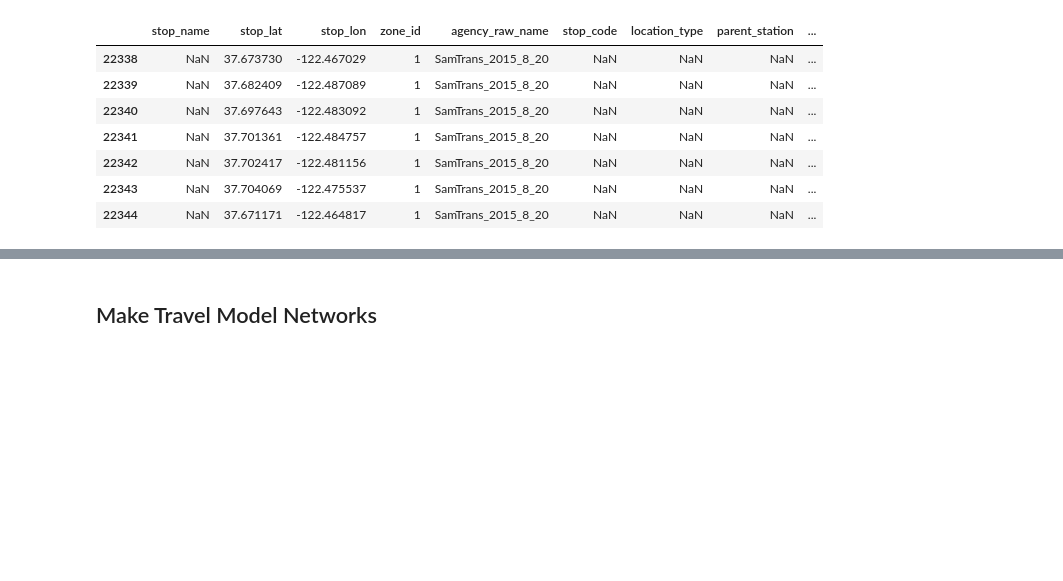
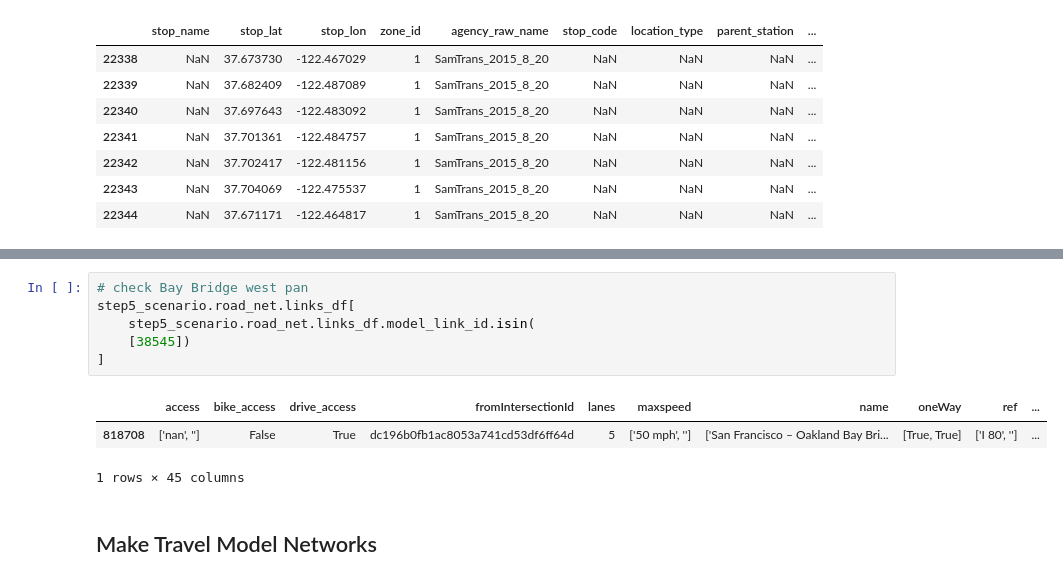
Before and after one commit to BayAreaMetro/travel-model-two-networks, a Jupyter notebook: notebooks/10-all-projects.ipynb, the cells around one changed output, grey strips where cells are left out. Saved outputs shown, nothing was run; the diff lists cells and outputs as text; blank space fills up the shorter version.

```diff
--- a/notebooks/10-all-projects.ipynb
+++ b/notebooks/10-all-projects.ipynb
@@ -703,3 +754,13 @@ step5_scenario.transit_net.feed.stops[
+# %%
+# check Bay Bridge west pan
+step5_scenario.road_net.links_df[
+    step5_scenario.road_net.links_df.model_link_id.isin(
+    [38545])
+]
+# %% [output]
+|  | access | bike_access | drive_access | fromIntersectionId | lanes | maxspeed | name | oneWay | ref | ... |
+| 818708 | ['nan', ''] | False | True | dc196b0fb1ac8053a741cd53df6ff64d | 5 | ['50 mph', ''] | ['San Francisco – Oakland Bay Bri... | [True, True] | ['I 80', ''] | ... |
+1 rows × 45 columns
 # %% [markdown]
 ## Make Travel Model Networks
 # %%
```
Also changed, not shown: parts of 54 cells of this notebook, 1 other file.
